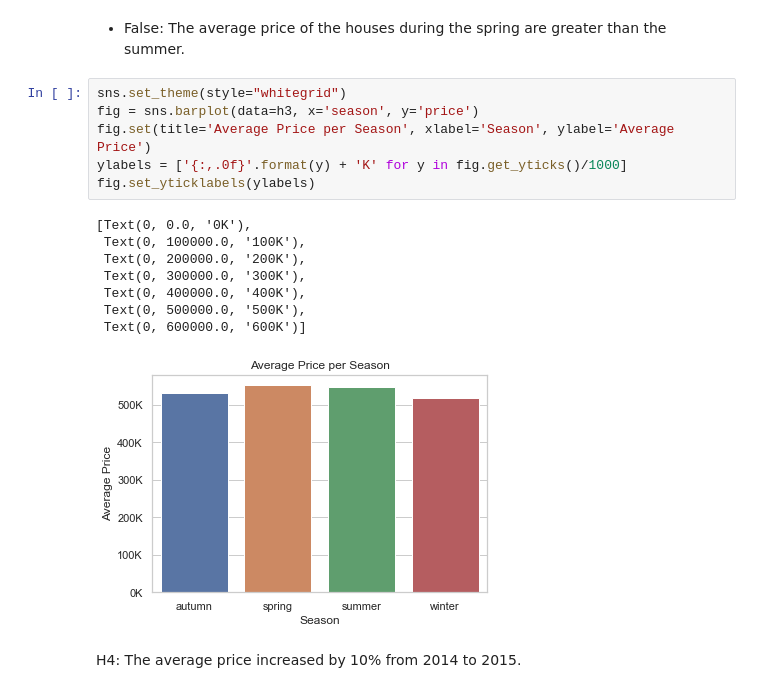
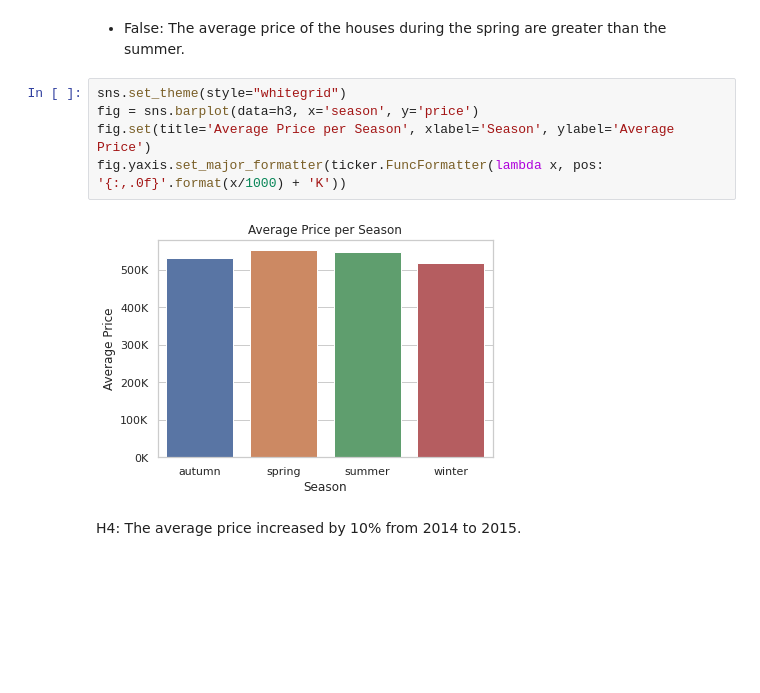
Before and after one commit to m4theus4ndr4de/house_rocket, a Jupyter notebook: house_rocket_insights.ipynb, the cells around one changed output. Cells and saved outputs as stored; diff of their text form; blank space fills up the shorter version.

```diff
--- a/house_rocket_insights.ipynb
+++ b/house_rocket_insights.ipynb
@@ -173,18 +155,10 @@ print("{:.2f}%".format(percentage))
 # %%
 sns.set_theme(style="whitegrid")
 fig = sns.barplot(data=h3, x='season', y='price')
 fig.set(title='Average Price per Season', xlabel='Season', ylabel='Average Price')
-ylabels = ['{:,.0f}'.format(y) + 'K' for y in fig.get_yticks()/1000]
-fig.set_yticklabels(ylabels)
+fig.yaxis.set_major_formatter(ticker.FuncFormatter(lambda x, pos: '{:,.0f}'.format(x/1000) + 'K'))
 # %% [output]
-[Text(0, 0.0, '0K'),
- Text(0, 100000.0, '100K'),
- Text(0, 200000.0, '200K'),
- Text(0, 300000.0, '300K'),
- Text(0, 400000.0, '400K'),
- Text(0, 500000.0, '500K'),
- Text(0, 600000.0, '600K')]
-[figure, old version]
+[figure, new version]
 # %% [markdown]
 H4: The average price increased by 10% from 2014 to 2015.
 # %%
```
Also changed, not shown: parts of 8 cells of this notebook.
